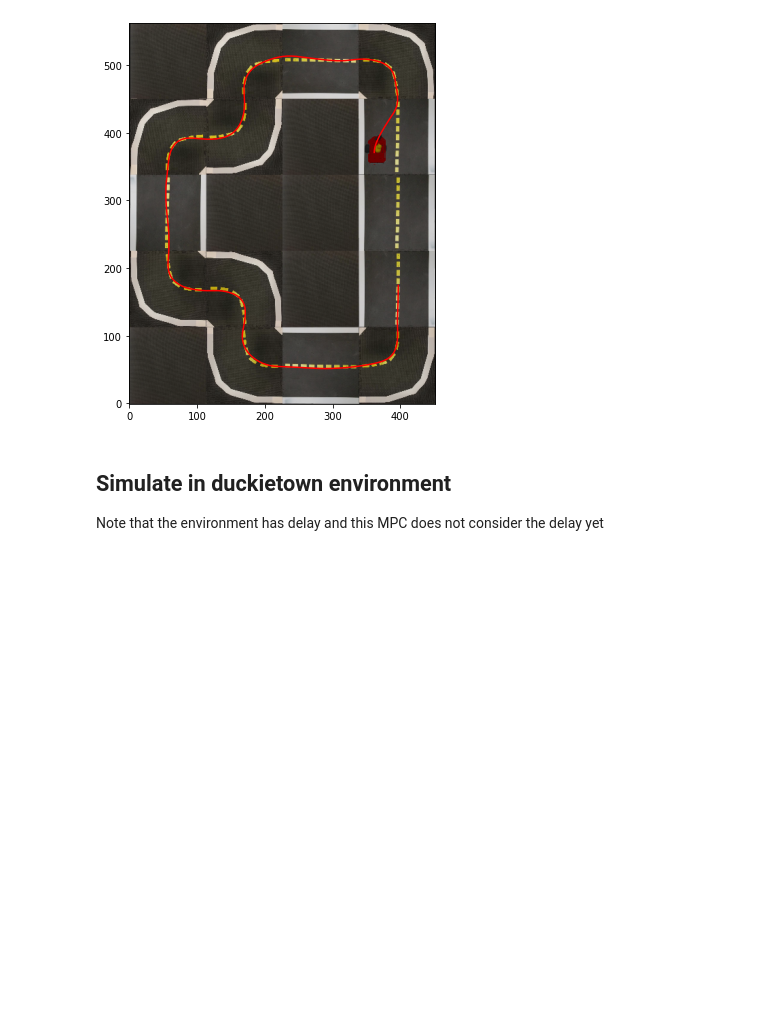
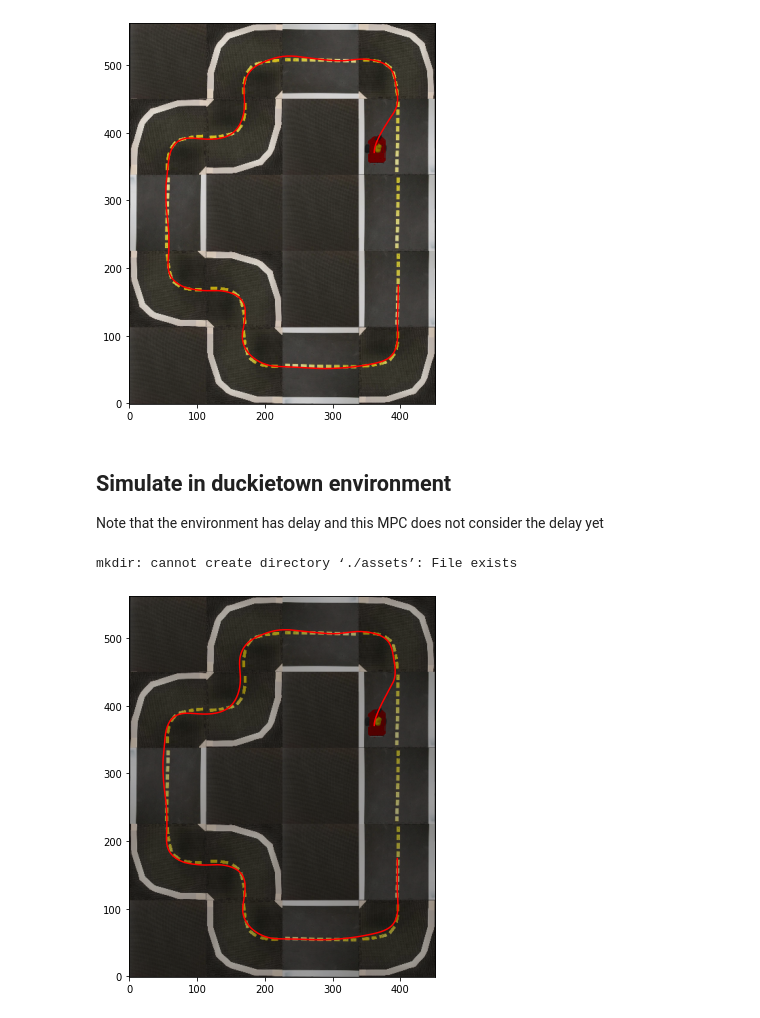
Before and after one commit to poliduckie/ReinforcementLearning, a Jupyter notebook: notebooks/mpc_example.ipynb, the cells around one changed output. Drawn from its saved outputs; the diff is of its cells as text; code cells hidden in the pictures; blank space fills up the shorter version.

Commit message:
Show env simulation on map

```diff
--- a/notebooks/mpc_example.ipynb
+++ b/notebooks/mpc_example.ipynb
@@ -319,6 +319,18 @@ def show_on_map_array(env, poses, top_view=None, fig=plt):
         top_view = get_top_view(env)
     fig.plot(poses[:, 0]*top_view.shape[1]/(env.grid_width*env.road_tile_size), poses[:, 1]*top_view.shape[0]/(env.grid_height*env.road_tile_size), c='r')
     fig.imshow(top_view, origin='lower')
+
+def show_on_map(env, poses: Position, fig=plt):
+    """
+    Show the pose on the map.
+    :param env: the environment
+    :param pose: list of points of type Position
+    :param fig: the figure to plot on
+    """
+    env.reset()
+    top_view = get_top_view(env)
+    fig.plot([p.x*top_view.shape[1]/(env.grid_width*env.road_tile_size) for p in poses], [p.y*top_view.shape[0]/(env.grid_height*env.road_tile_size) for p in poses], c='r')
+    fig.imshow(top_view, origin='lower')
 # %%
 traj = get_trajectory(env, samples=n_samples, method="distance", last_value_distance=1)
 pose = get_position(env)
@@ -582,8 +594,16 @@ if record:
         img = env.render(mode='rgb_array')
         img = cv2.resize(img, dsize=(400, 300), interpolation=cv2.INTER_CUBIC)
         images.append(img)
+        positions.append(get_position(env))
     ! mkdir ./assets
     imageio.mimsave("./assets/mpc_run.gif", images, format='GIF', fps=env.frame_rate)
+# %% [output]
+mkdir: cannot create directory ‘./assets’: File exists
+# %%
+if record:
+  show_on_map(env, positions)
+# %% [output]
+[figure, added]
 # %%
 from IPython.display import HTML, display
 # Trick to prevent cache use
```
Also changed, not shown: parts of 1 cell of this notebook.
